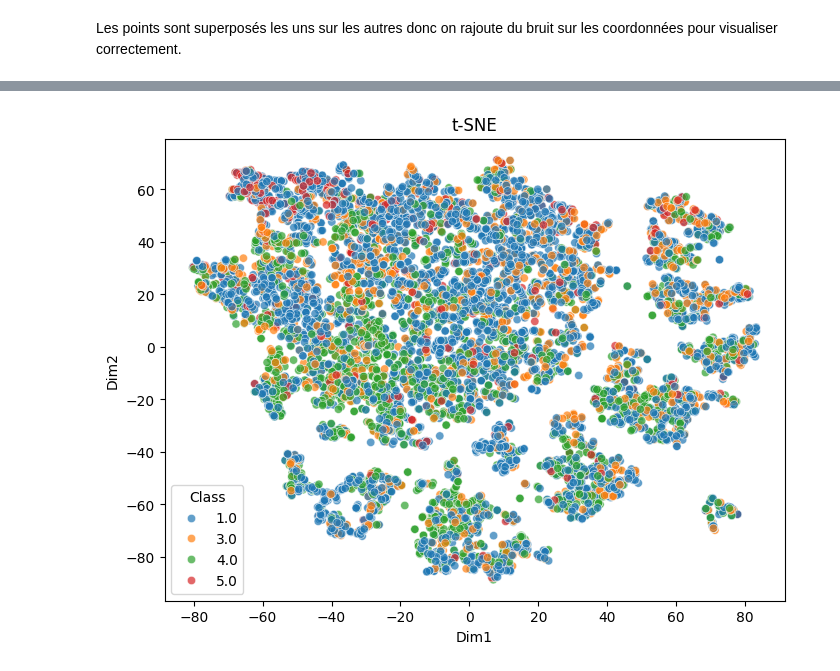
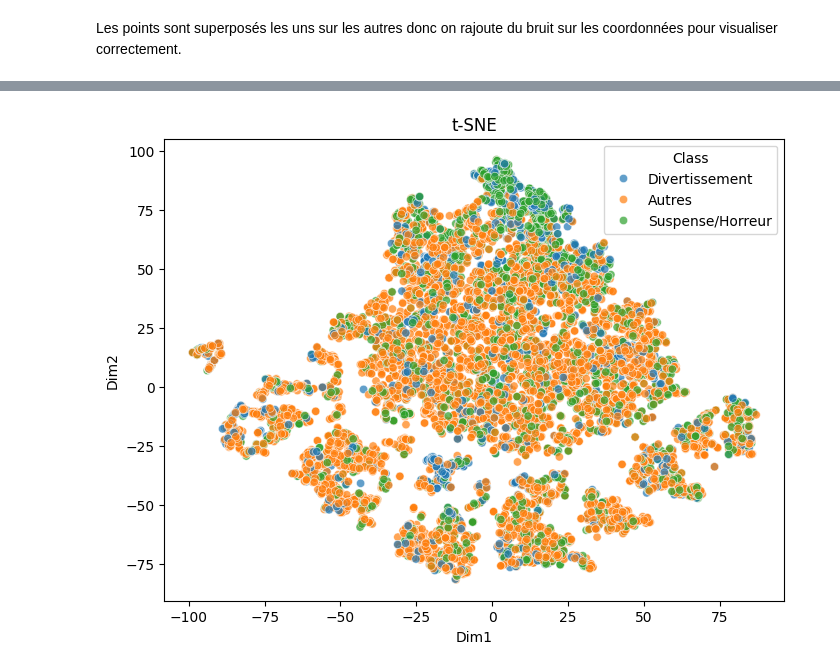
Before and after one commit to BALAKUMARKalai/Big_Data_Project, a Jupyter notebook: scripts/03_dimension_reduction.ipynb, the cells around one changed output, grey strips where cells are left out. Cells and saved outputs as stored; diff of their text form; code cells hidden in the pictures.

```diff
--- a/scripts/03_dimension_reduction.ipynb
+++ b/scripts/03_dimension_reduction.ipynb
@@ -203,21 +205,29 @@ df_final_genre = df_final.copy()
 df_final_genre['genres'] = df_final['genres'].str.split('|').str[0].values
 df_final_genre.to_csv('../data/df_final_genre.csv', index = False)
 # %%
-df_mining_supergenre = pd.read_csv('supergenres.csv')
+df_mining_supergenre = pd.read_csv('../data/supergenres.csv')
+
+cluster_names = {
+    1: "Divertissement",    # Action, Adventure, Animation, Children, Comedy, Fantasy, Sci-Fi
+    2: "Suspense/Horreur",  # Crime, Horror, Mystery, Thriller
+    3: "Autres",            # Documentary, Drama, Film-Noir, IMAX, Musical, Romance, War, Western
+}
+df_mining_supergenre['super_genre_label'] = df_mining_supergenre['super_genre'].map(cluster_names).fillna("Autres")
 # %%
 
 tsne = TSNE(n_components=2, perplexity=30, init='random', learning_rate='auto')
 X_embedded = tsne.fit_transform(X_combined.toarray())
 df_tsne = pd.DataFrame(X_embedded, columns=['Dim1', 'Dim2'])
-df_tsne['Class'] = df_mining_supergenre['super_genre']
+df_tsne['Class'] = df_mining_supergenre['super_genre_label'].values
 df_tsne.to_csv('../data/df_tsne.csv', index = False)
 
 plt.figure(figsize=(8, 6))
 sns.scatterplot(data=df_tsne,x='Dim1', y='Dim2', hue='Class', palette='tab10',alpha=0.7)
 plt.title('t-SNE')
+plt.savefig('tsne_supergenres')
 plt.show()
 # %% [output]
-[figure, old version]
+[figure, new version]
 # %%
 import networkx as nx
 import plotly.graph_objects as go
```
Also changed, not shown: parts of 8 cells of this notebook, 6 other files.
